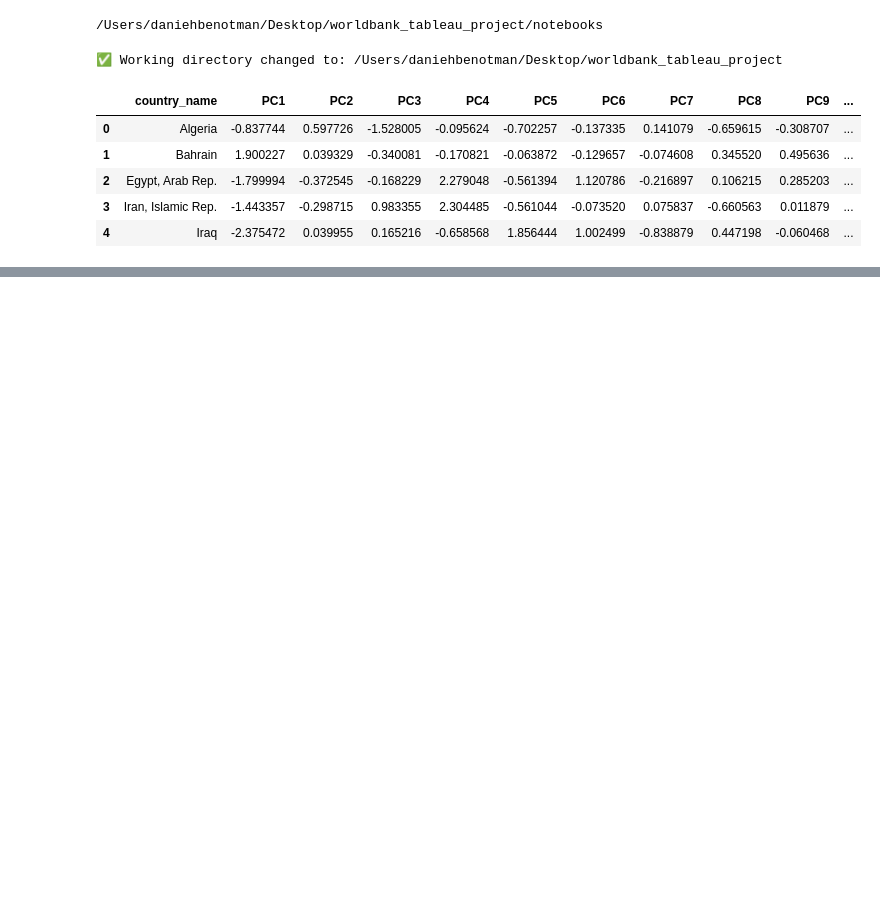
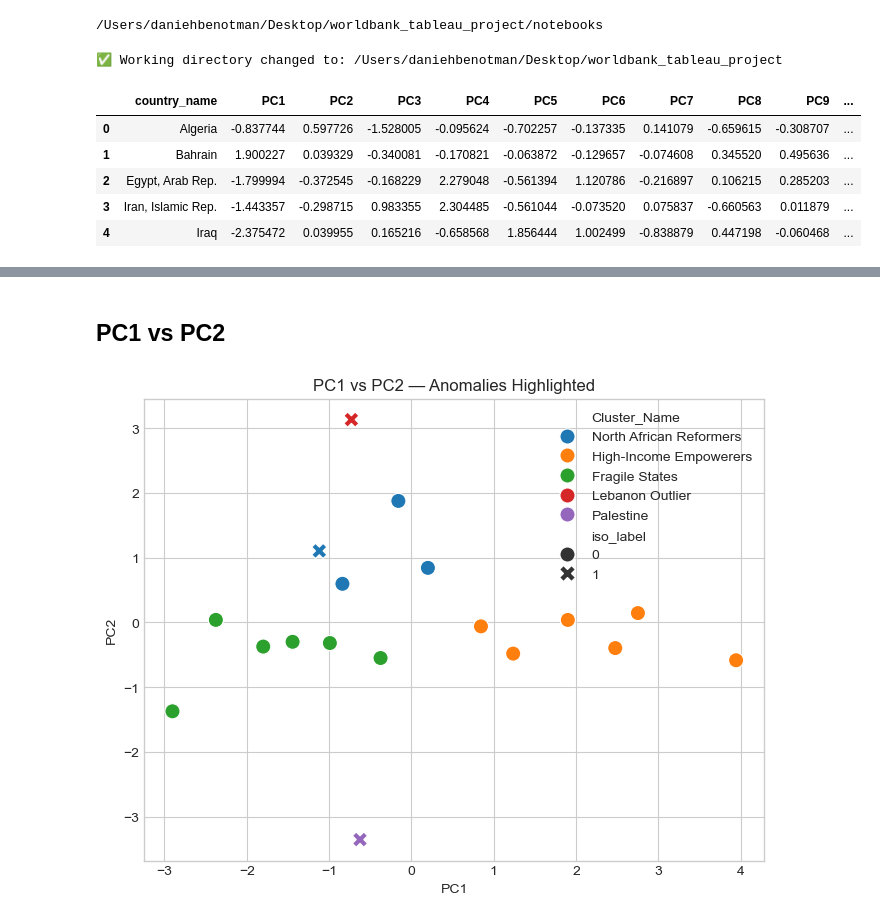
Before and after one commit to daniehben/worldbank-api-pipeline, a Jupyter notebook: notebooks/Anomaly.ipynb, the cells around one changed output, grey strips where cells are left out. Saved outputs shown, nothing was run; the diff lists cells and outputs as text; code cells hidden in the pictures; blank space fills up the shorter version.

```diff
--- a/notebooks/Anomaly.ipynb
+++ b/notebooks/Anomaly.ipynb
@@ -219,0 +55,12 @@ Saved: PC1 vs anomaly scatter plot
+# %%
+N_PCS = 3
+pc_cols = [f"PC{i}" for i in range(1, N_PCS + 1)]
+
+
+anomaly_df = (
+    pca_df[["country_name","Cluster","Cluster_Name"] + pc_cols]
+    .set_index("country_name")
+    .copy()
+)
+
+anomaly_df.head()
@@ -219,0 +231,17 @@ Saved: PC1 vs anomaly scatter plot
+# %% [markdown]
+## PC1 vs PC2
+# %%
+plt.figure(figsize=(8,6))
+sns.scatterplot(
+    data=anomaly_df,
+    x="PC1", y="PC2",
+    hue="Cluster_Name",
+    style="iso_label",
+    palette="tab10",
+    s=120
+)
+plt.title("PC1 vs PC2 — Anomalies Highlighted")
+plt.savefig(OUTPUT_DIR / "scatter_PC1_PC2.png", dpi=300)
+plt.show()
+# %% [output]
+[figure, added]
```
Also changed, not shown: parts of 54 cells of this notebook, 23 other files.
